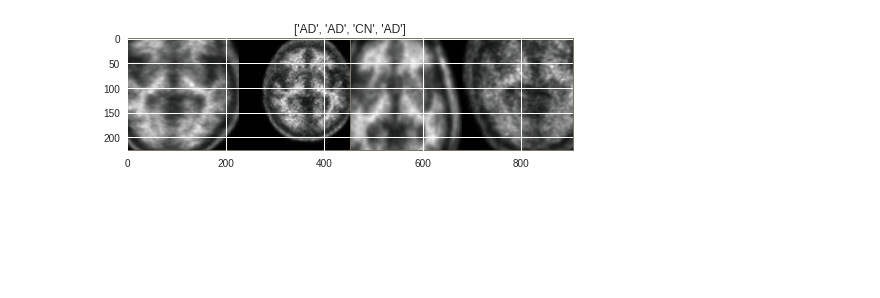
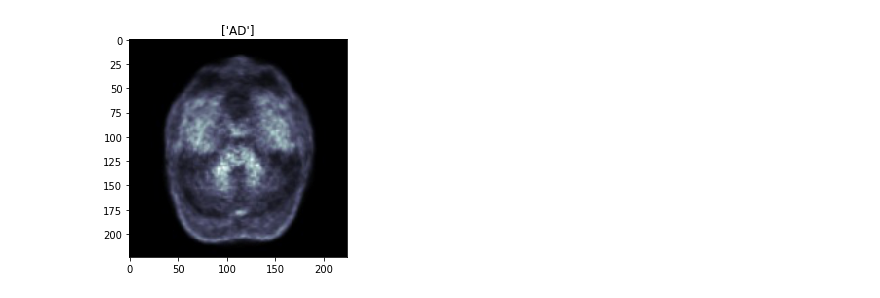
Before and after one commit to sargamjain13/neuro_imaging, a Jupyter notebook: model.ipynb, the cells around one changed output. Cells and saved outputs as stored; diff of their text form; code cells hidden in the pictures; blank space fills up the shorter version.

Commit message:
ensemble model + visualization

```diff
--- a/model.ipynb
+++ b/model.ipynb
@@ -144,27 +33,38 @@ train  val
 # Just normalization for validation
 data_transforms = {
     'train': transforms.Compose([
-        transforms.RandomResizedCrop(224),
-        transforms.RandomHorizontalFlip(),
+        #transforms.RandomResizedCrop(224),
+        #transforms.RandomHorizontalFlip(),
+        transforms.Resize(224),
         transforms.ToTensor(),
         transforms.Normalize([0.485, 0.456, 0.406], [0.229, 0.224, 0.225])
     ]),
     'val': transforms.Compose([
-        transforms.Resize(256),
-        transforms.CenterCrop(224),
+        transforms.Resize(224),
         transforms.ToTensor(),
         transforms.Normalize([0.485, 0.456, 0.406], [0.229, 0.224, 0.225])
     ]),
 }
+data_transforms['test'] = data_transforms['val']
 
-data_dir = '40'
-image_datasets = {x: datasets.ImageFolder(os.path.join(data_dir, x),
-                                          data_transforms[x])
-                  for x in ['train', 'val']}
-dataloaders = {x: torch.utils.data.DataLoader(image_datasets[x], batch_size=4,
-                                             shuffle=True, num_workers=4)
-              for x in ['train', 'val']}
-dataset_sizes = {x: len(image_datasets[x]) for x in ['train', 'val']}
-class_names = image_datasets['train'].classes
+def keep_slice(slice_name, max_slice=96, min_slice=1):
+    try:
+        return int(slice_name) <= max_slice and int(slice_name) >= min_slice
+    except ValueError: # slice_name not a number
+        return False
+
+
+slices_dir = [slice_dir for slice_dir in os.listdir('.') if keep_slice(slice_dir) ]
+
+image_datasets = {slice_dir: {x: datasets.ImageFolder(os.path.join(slice_dir, x),
+                                          data_transforms[x]) for x in ['train', 'val', 'test']}
+                  for slice_dir in slices_dir}
+
+dataloaders = {slice_dir: {x: torch.utils.data.DataLoader(image_datasets[slice_dir][x], batch_size=1,
+                                             shuffle=(x != 'test'), num_workers=1) # shuffle for train and val
+              for x in ['train', 'val', 'test']} for slice_dir in slices_dir}
+
+dataset_sizes = {slice_dir: {x: len(image_datasets[slice_dir][x]) for x in ['train', 'val', 'test']} for slice_dir in image_datasets}
+class_names = list(image_datasets.values())[0]['train'].classes
 
 device = torch.device("cuda:0" if torch.cuda.is_available() else "cpu")
@@ -171,24 +91,24 @@ device = torch.device("cuda:0" if torch.cuda.is_available() else "cpu")
 # %%
 def imshow(inp, title=None):
     """Imshow for Tensor."""
     inp = inp.numpy().transpose((1, 2, 0))
     mean = np.array([0.485, 0.456, 0.406])
     std = np.array([0.229, 0.224, 0.225])
     inp = std * inp + mean
     inp = np.clip(inp, 0, 1)
     plt.imshow(inp)
     if title is not None:
         plt.title(title)
     plt.pause(0.001)  # pause a bit so that plots are updated
 
 
 # Get a batch of training data
-inputs, classes = next(iter(dataloaders['train']))
+inputs, classes = next(iter(dataloaders['22']['train']))
 
 # Make a grid from batch
 out = torchvision.utils.make_grid(inputs)
 
 imshow(out, title=[class_names[x] for x in classes])
 # %% [output]
-[figure, old version]
+[figure, new version]
 # %%
```
Also changed, not shown: parts of 20 cells of this notebook.
